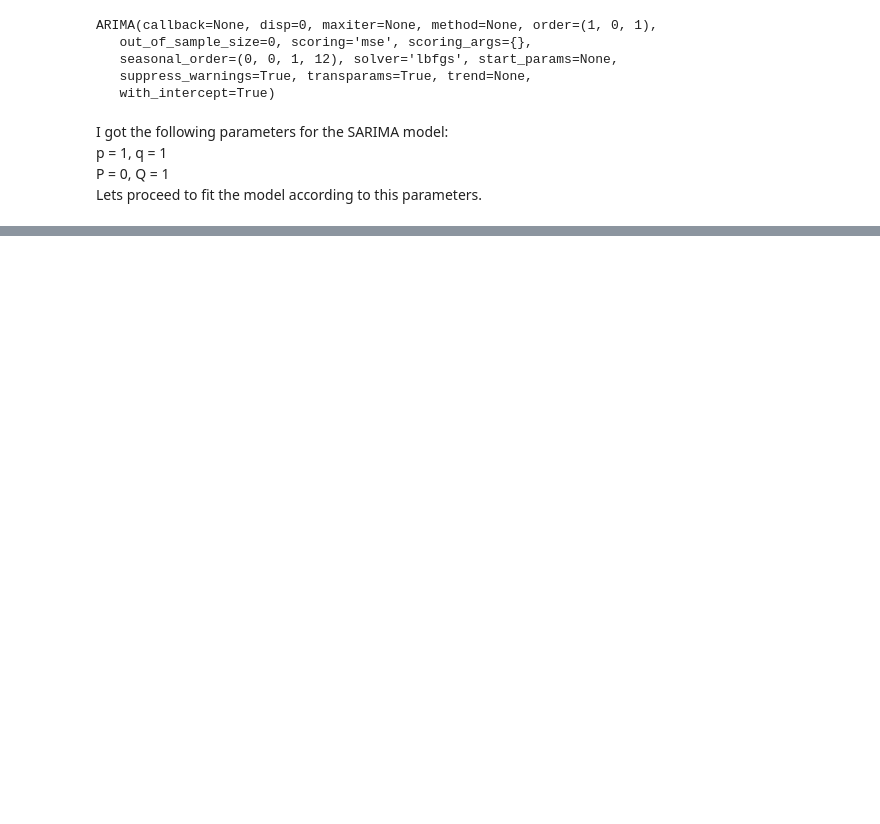
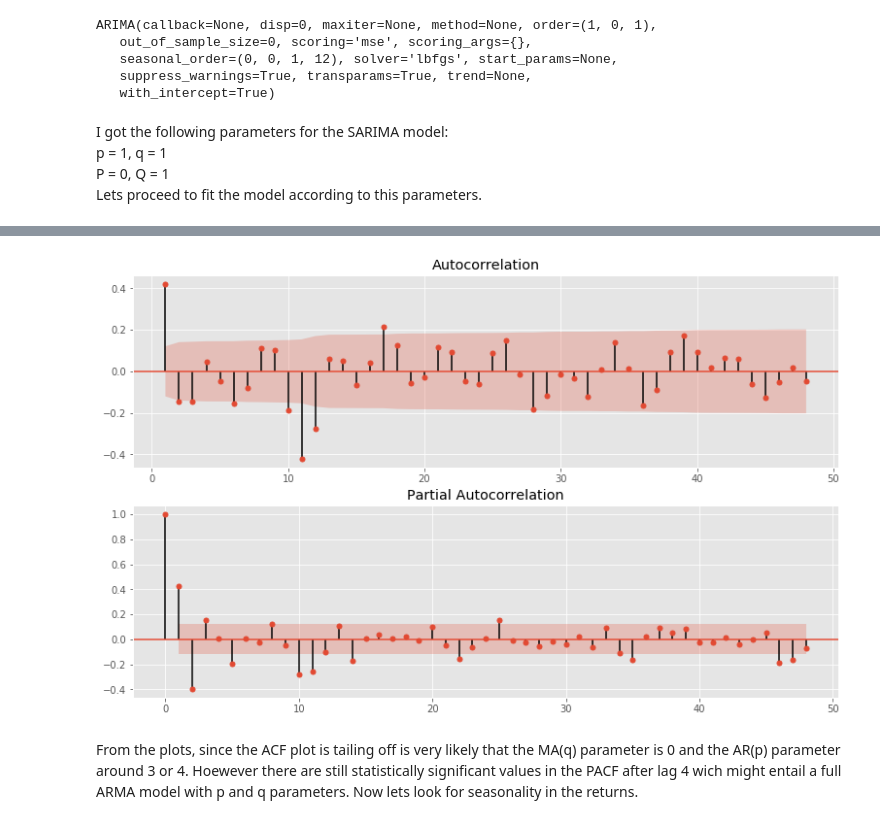
Before and after one commit to feraguilari/dsc-mod-4-project-online-ds-pt-021119, a Jupyter notebook: student.ipynb, the cells around one changed output, grey strips where cells are left out. Cells and saved outputs as stored; diff of their text form; code cells hidden in the pictures; blank space fills up the shorter version.

```diff
--- a/student.ipynb
+++ b/student.ipynb
@@ -569,0 +574,6 @@ test.mean()/0.008441127667917185
+# %%
+acf_pacf(TS_29461d)
+# %% [output]
+[figure, added]
+# %% [markdown]
+From the plots, since the ACF plot is tailing off is very likely that the MA(q) parameter is 0 and the AR(p) parameter around 3 or 4. Hoewever there are still statistically significant values in the PACF after lag 4 wich might entail a full ARMA model with p and q parameters. Now lets look for seasonality in the returns.
```
Also changed, not shown: parts of 64 cells of this notebook.
